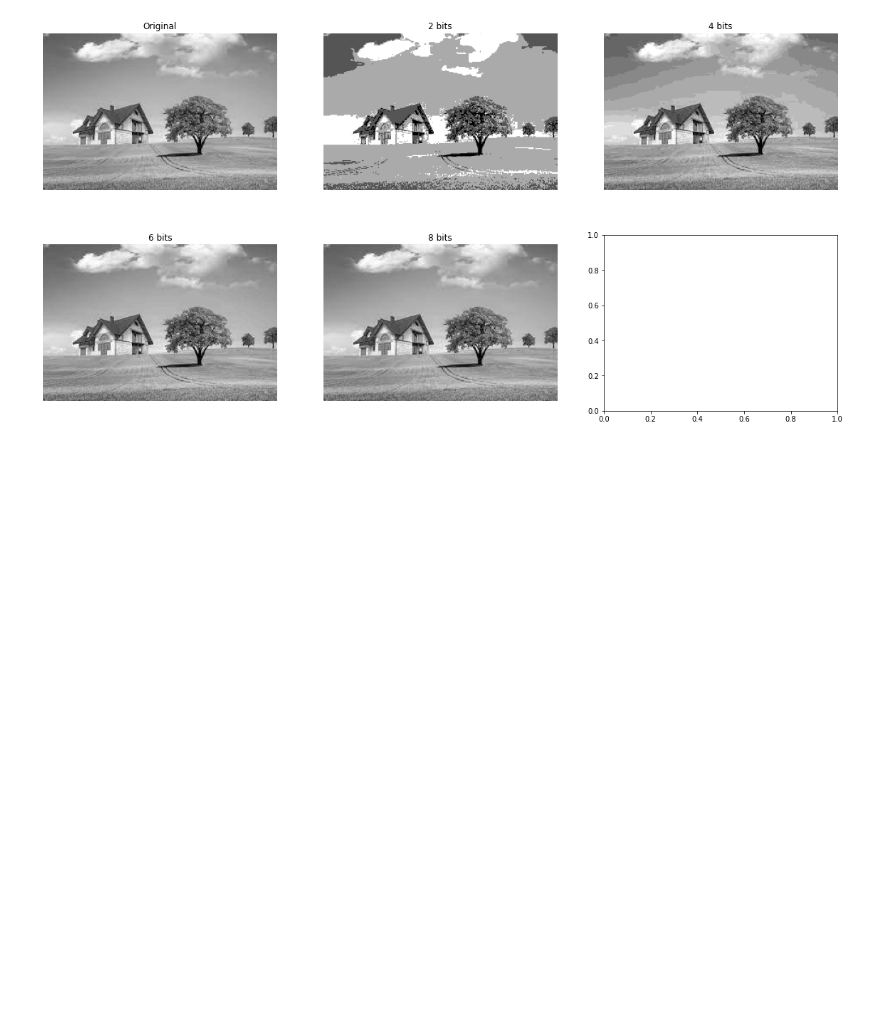
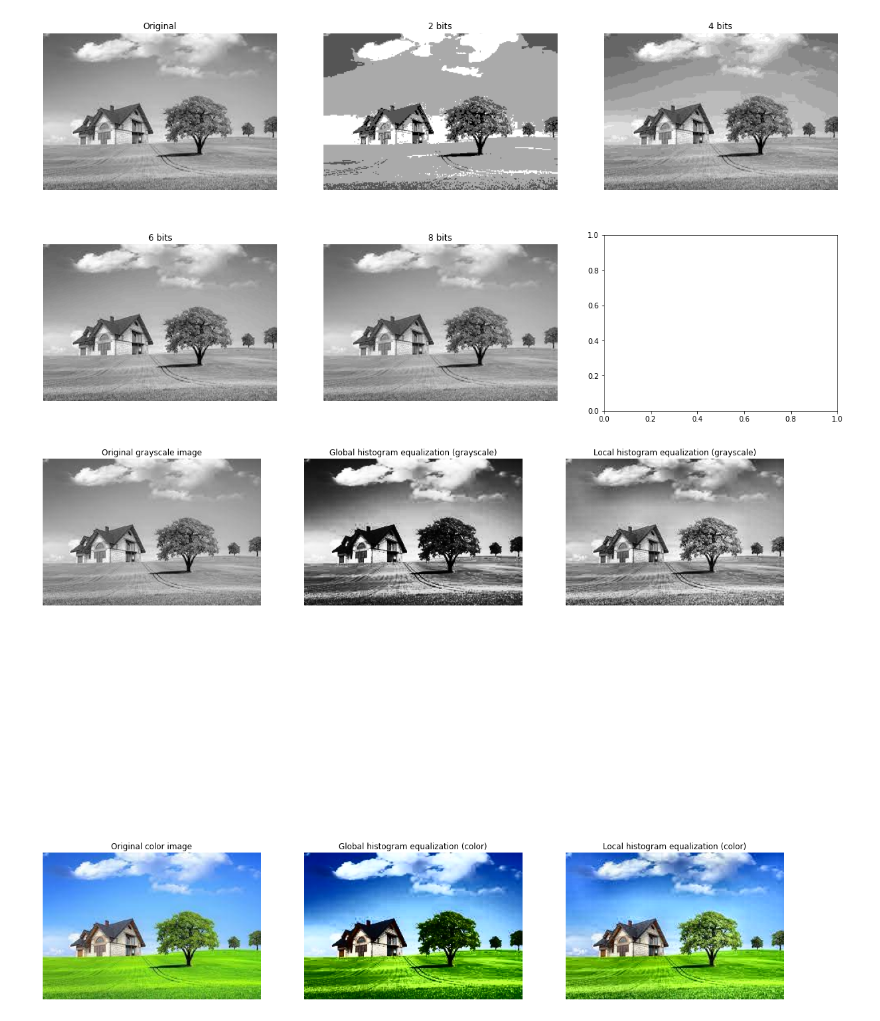
Before and after one commit to Quang-Nguyen-Van/MSE_Image-Video-Processing, a Jupyter notebook: Quizz.ipynb, the cells around one changed output. Cells and saved outputs as stored; diff of their text form; code cells hidden in the pictures; blank space fills up the shorter version.

```diff
--- a/Quizz.ipynb
+++ b/Quizz.ipynb
@@ -192,3 +192,55 @@ axs[1, 1].axis('off')
 plt.show()
 # %% [output]
 [figure]
+# %%
+gray_img = cv2.imread(imgFile, cv2.IMREAD_GRAYSCALE)
+color_img = cv2.imread(imgFile)
+
+# Global histogram equalization for grayscale image
+global_hist_eq_gray = cv2.equalizeHist(gray_img)
+
+# Global histogram equalization for color image
+color_img_yuv = cv2.cvtColor(color_img, cv2.COLOR_BGR2YUV)
+color_img_yuv[:,:,0] = cv2.equalizeHist(color_img_yuv[:,:,0])
+global_hist_eq_color = cv2.cvtColor(color_img_yuv, cv2.COLOR_YUV2BGR)
+
+# Local histogram equalization for grayscale image
+clahe = cv2.createCLAHE(clipLimit=2.0, tileGridSize=(8,8))
+local_hist_eq_gray = clahe.apply(gray_img)
+
+# Local histogram equalization for color image
+clahe = cv2.createCLAHE(clipLimit=2.0, tileGridSize=(8,8))
+color_img_yuv = cv2.cvtColor(color_img, cv2.COLOR_BGR2YUV)
+color_img_yuv[:,:,0] = clahe.apply(color_img_yuv[:,:,0])
+local_hist_eq_color = cv2.cvtColor(color_img_yuv, cv2.COLOR_YUV2BGR)
+
+# Display the original and equalized images
+fig, axs = plt.subplots(nrows=2, ncols=3, figsize=(20, 20))
+
+axs[0, 0].imshow(gray_img, cmap='gray')
+axs[0, 0].set_title('Original grayscale image')
+axs[0, 0].axis('off')
+
+axs[0, 1].imshow(global_hist_eq_gray, cmap='gray')
+axs[0, 1].set_title('Global histogram equalization (grayscale)')
+axs[0, 1].axis('off')
+
+axs[0, 2].imshow(local_hist_eq_gray, cmap='gray')
+axs[0, 2].set_title('Local histogram equalization (grayscale)')
+axs[0, 2].axis('off')
+
+axs[1, 0].imshow(cv2.cvtColor(color_img, cv2.COLOR_BGR2RGB))
+axs[1, 0].set_title('Original color image')
+axs[1, 0].axis('off')
+
+axs[1, 1].imshow(cv2.cvtColor(global_hist_eq_color, cv2.COLOR_BGR2RGB))
+axs[1, 1].set_title('Global histogram equalization (color)')
+axs[1, 1].axis('off')
+
+axs[1, 2].imshow(cv2.cvtColor(local_hist_eq_color, cv2.COLOR_BGR2RGB))
+axs[1, 2].set_title('Local histogram equalization (color)')
+axs[1, 2].axis('off')
+
+plt.show()
+# %% [output]
+[figure, added]
```
